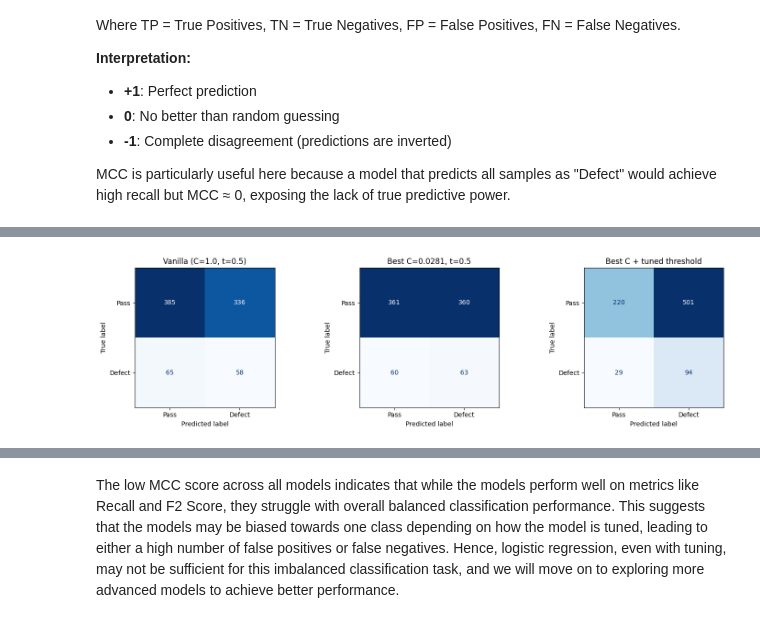
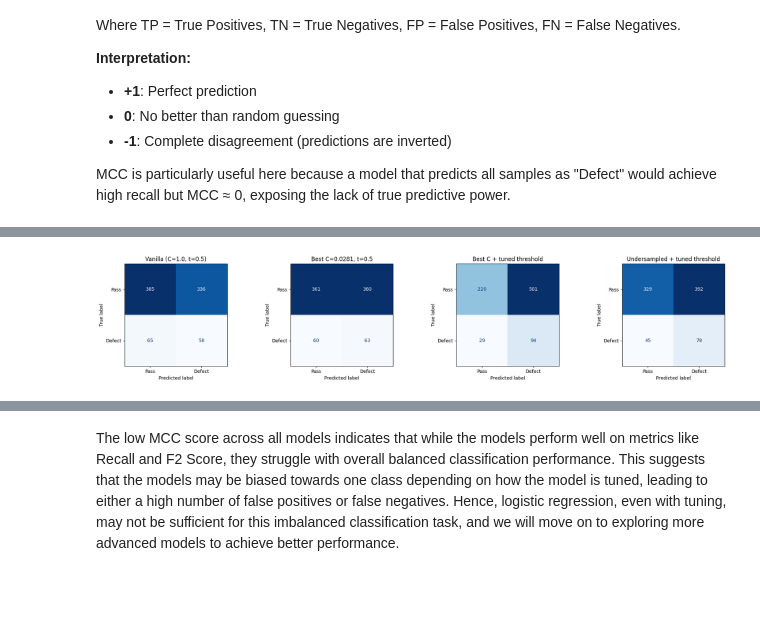
Before and after one commit to Antibodyy/La_Finale, a Jupyter notebook: Semiconductor Quality Control/COMPILED_WORKBOOK_IN_PROGRESS.ipynb, the cells around one changed output, grey strips where cells are left out. Drawn from its saved outputs; the diff is of its cells as text; code cells hidden in the pictures; blank space fills up the shorter version.

```diff
--- a/Semiconductor Quality Control/COMPILED_WORKBOOK_IN_PROGRESS.ipynb
+++ b/Semiconductor Quality Control/COMPILED_WORKBOOK_IN_PROGRESS.ipynb
@@ -603,19 +594,19 @@ Best C + tuned threshold               0.0325  0.4390  0.3253    0.5818     0.15
 # %%
-fig, axes = plt.subplots(1, 3, figsize=(15, 4))
-titles = ['Vanilla (C=1.0, t=0.5)', 'Best C=' + str(round(best_params['C'], 4)) + ', t=0.5', 'Best C + tuned threshold']
-preds_list = [vanilla_preds, best_c_preds, y_pred_j]
+fig, axes = plt.subplots(1, 4, figsize=(20, 4))
+titles = ['Vanilla (C=1.0, t=0.5)', 'Best C=' + str(round(best_params['C'], 4)) + ', t=0.5', 'Best C + tuned threshold', 'Undersampled + tuned threshold']
+preds_list = [vanilla_preds, best_c_preds, y_pred_j, y_pred_optimal]
 
 for ax, preds, title in zip(axes, preds_list, titles):
     cm = confusion_matrix(y_test, preds)
     disp = ConfusionMatrixDisplay(confusion_matrix=cm, display_labels=['Pass', 'Defect'])
     disp.plot(cmap='Blues', values_format='d', ax=ax, colorbar=False)
     ax.set_title(title)
     ax.grid(False)
 
 plt.tight_layout()
 plt.show()
 # %% [output]
-[figure, old version]
+[figure, new version]
 # %%
 metrics = ['MCC', 'Recall', 'F2', 'Accuracy', 'Precision', ]
 x_pos = np.arange(len(metrics))
```
Also changed, not shown: parts of 6 cells of this notebook, 1 other file.
